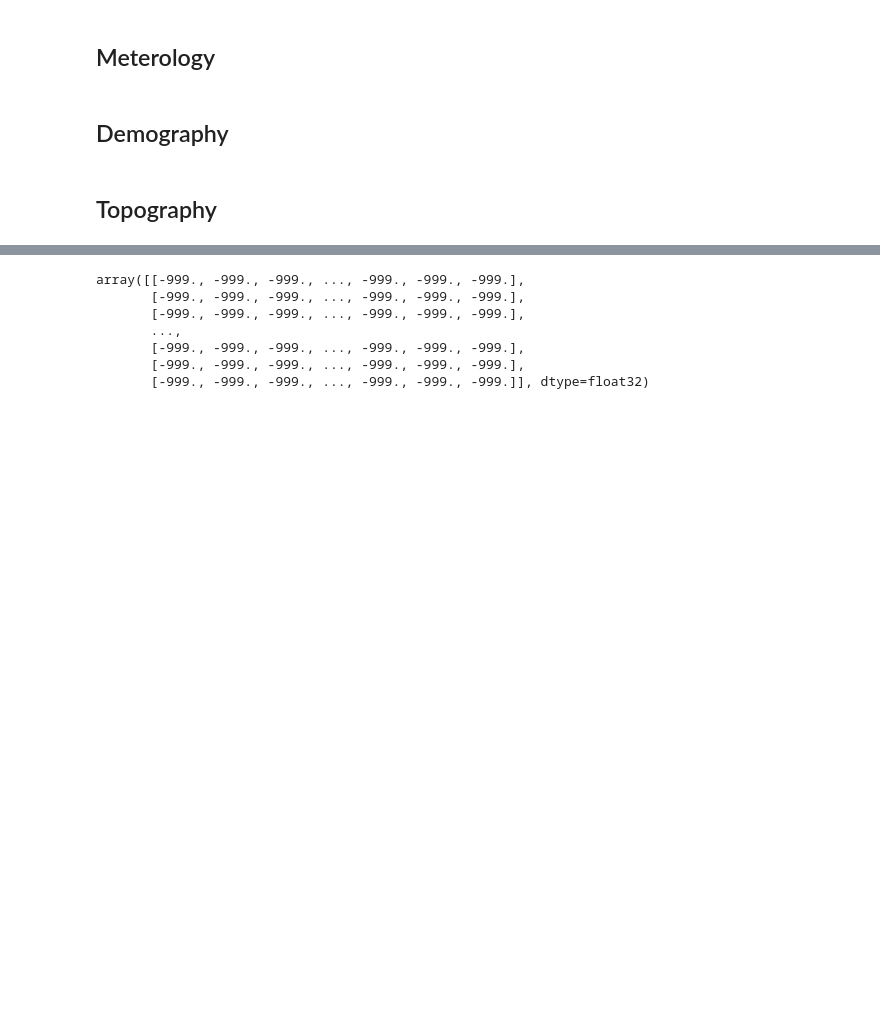
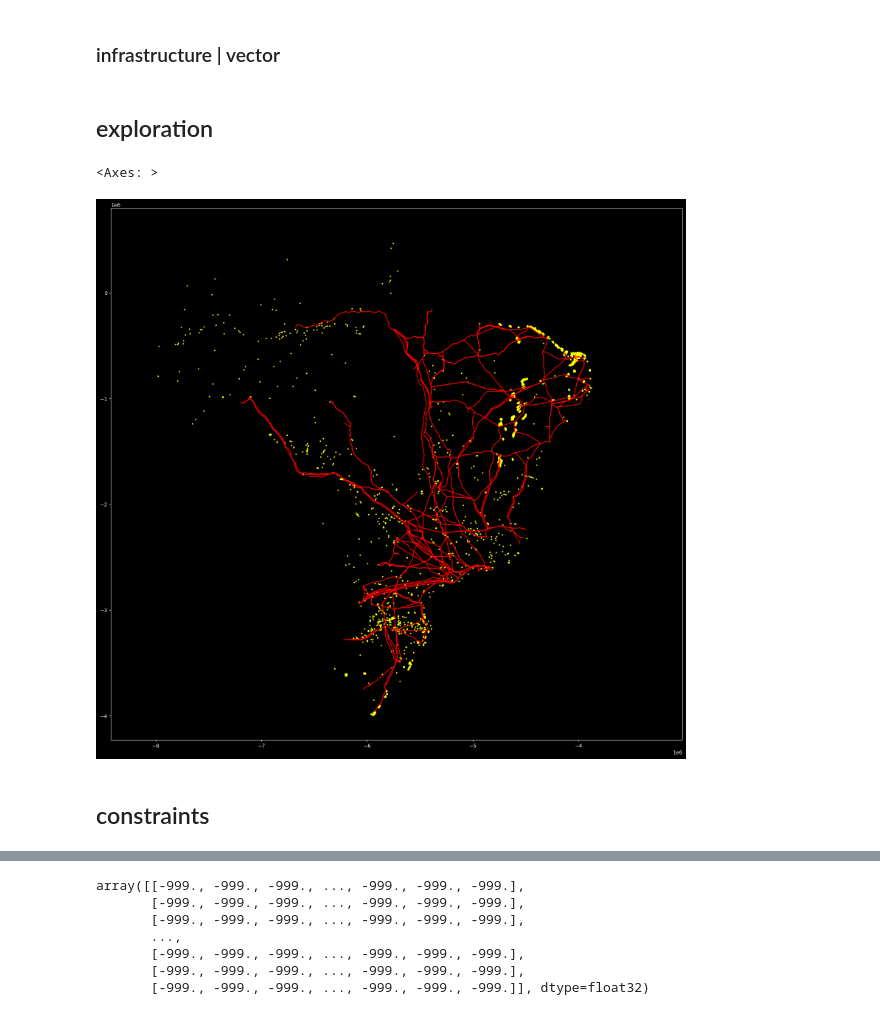
Before and after one commit to syrkis/aeolus, a Jupyter notebook: notebook.ipynb, the cells around one changed output, grey strips where cells are left out. Saved outputs shown, nothing was run; the diff lists cells and outputs as text; code cells hidden in the pictures; blank space fills up the shorter version.

```diff
--- a/notebook.ipynb
+++ b/notebook.ipynb
@@ -25,2 +67,9 @@ offshore = gpd.read_file(f'{DATA_DIR}/offshore.geojson')
+# %% [markdown]
+### infrastructure | vector
+# %%
+# infrastructure data
+landuse = gpd.read_file(f'{DATA_DIR}/infrastructure/landuse.csv', GEOM_POSSIBLE_NAMES="location", KEEP_GEOM_COLUMNS="NO")
+power = gpd.read_file(f'{DATA_DIR}/infrastructure/power.csv', GEOM_POSSIBLE_NAMES="location", KEEP_GEOM_COLUMNS="NO")
+powergeneration = gpd.read_file(f'{DATA_DIR}/infrastructure/powergeneration.csv', GEOM_POSSIBLE_NAMES="location", KEEP_GEOM_COLUMNS="NO")
 # %% [markdown]
-## Meterology
+## exploration
@@ -44,2 +76,10 @@ power_density = get_power_density(geometries)
+# %%
+fig, ax = plt.subplots(1, 1, figsize=(20, 20))
+landuse.plot(ax=ax, color='green', markersize=3)
+power.plot(ax=ax, color='red', markersize=3)
+powergeneration.plot(ax=ax, color='yellow', markersize=3)
+# %% [output]
+<Axes: >
+[figure, added]
 # %% [markdown]
-## Demography
+## constraints
@@ -54,2 +85,0 @@ population_density = get_population_density()
-# %% [markdown]
-## Topography
```
Also changed, not shown: parts of 23 cells of this notebook, 1 other file.
